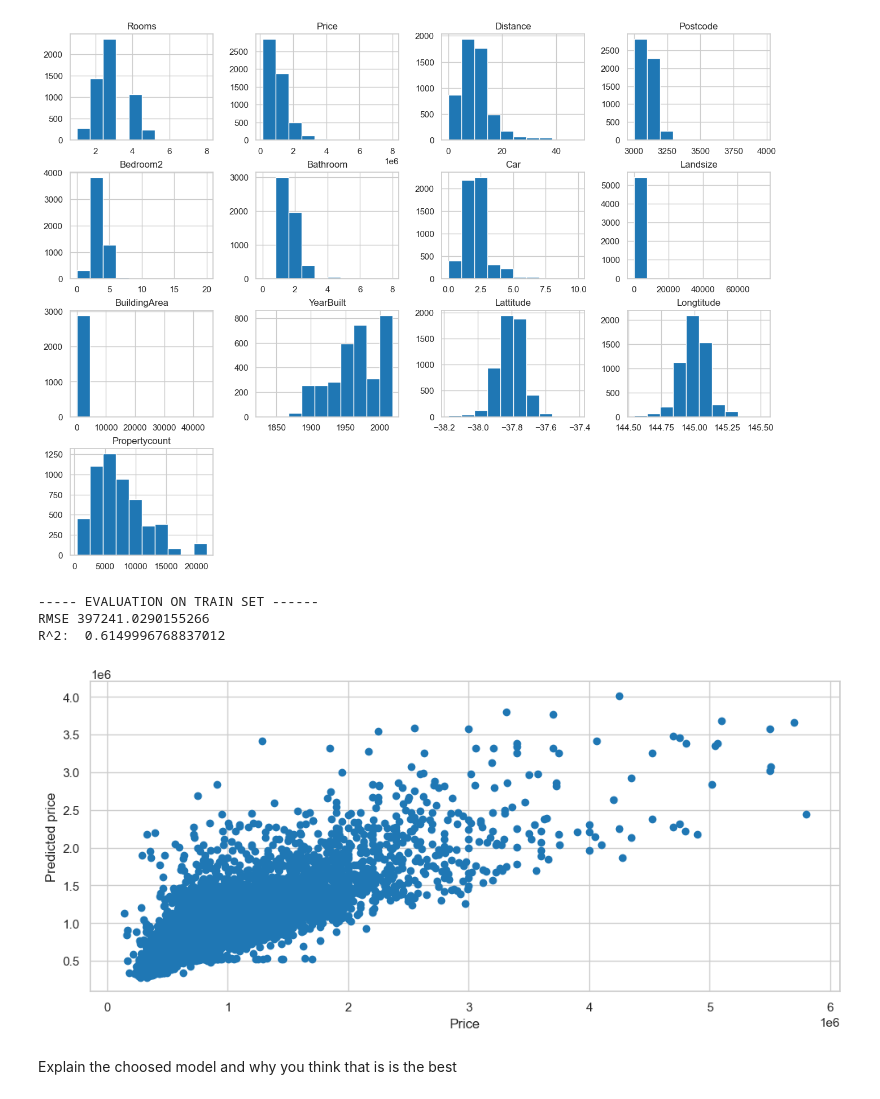
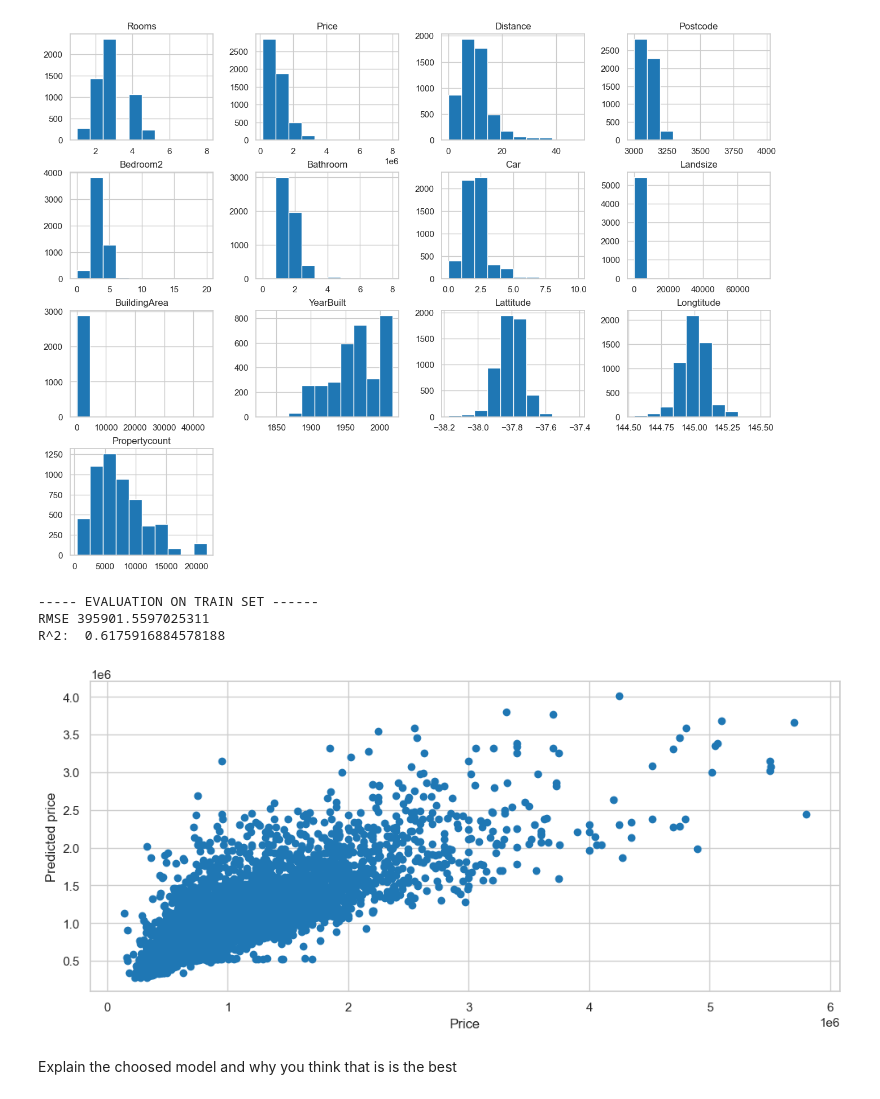
Before and after one commit to dacxjo/ml_ub_2024_fork, a Jupyter notebook: notebooks/Session1_lab.ipynb, the cells around one changed output. Cells and saved outputs as stored; diff of their text form; code cells hidden in the pictures.

```diff
--- a/notebooks/Session1_lab.ipynb
+++ b/notebooks/Session1_lab.ipynb
@@ -314,7 +314,12 @@ train_df.drop(index=626, inplace=True)
 # %%
 from sklearn import neighbors
 
-features = ['Rooms','Landsize', 'BuildingArea', 'YearBuilt']
+# Remove later
+train_df["Rooms2"] = train_df["Rooms"]**2
+test_df["Rooms2"] = test_df["Rooms"]**2
+
+features = ['Rooms','Rooms2','Landsize', 'BuildingArea', 'YearBuilt']
+
 
 X = train_df[features].fillna(0)
 y = train_df[['Price']]
@@ -322,36 +327,36 @@ y = train_df[['Price']]
 model = neighbors.KNeighborsRegressor(n_neighbors=3)
 
 model.fit(X, y)
 
 y_pred = model.predict(X)
 
 
 ## Evaluate the model and plot it
 from sklearn.metrics import mean_squared_error, r2_score
 print("----- EVALUATION ON TRAIN SET ------")
 print("RMSE",np.sqrt(mean_squared_error(y, y_pred)))
 print("R^2: ",r2_score(y, y_pred))
 
 
 plt.scatter(y, y_pred)
 plt.xlabel('Price')
 plt.ylabel('Predicted price')
 plt.show()
 
 ## predict the test set and generate the submission file
 X_test = test_df[features].fillna(0)
 y_pred = model.predict(X_test)
 
 df_output = pd.DataFrame(y_pred)
 df_output = df_output.reset_index()
 df_output.columns = ['index','Price']
 
 df_output.to_csv('output/session1/submission.csv',index=False)
 # %% [output]
 ----- EVALUATION ON TRAIN SET ------
-RMSE 397241.0290155266
-R^2:  0.6149996768837012
+RMSE 395901.5597025311
+R^2:  0.6175916884578188
-[figure, old version]
+[figure, new version]
 # %%
 ## the features
 
```
